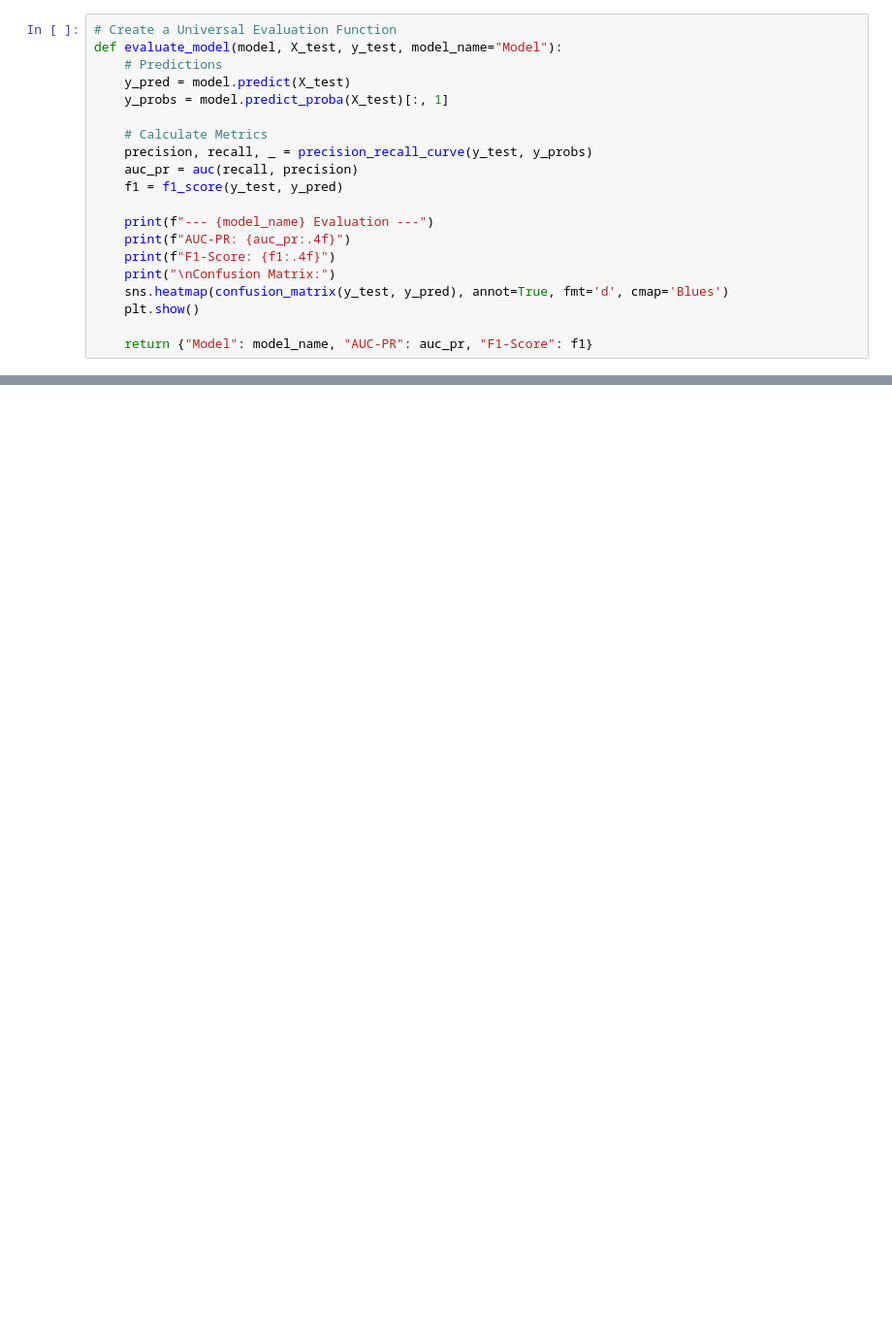
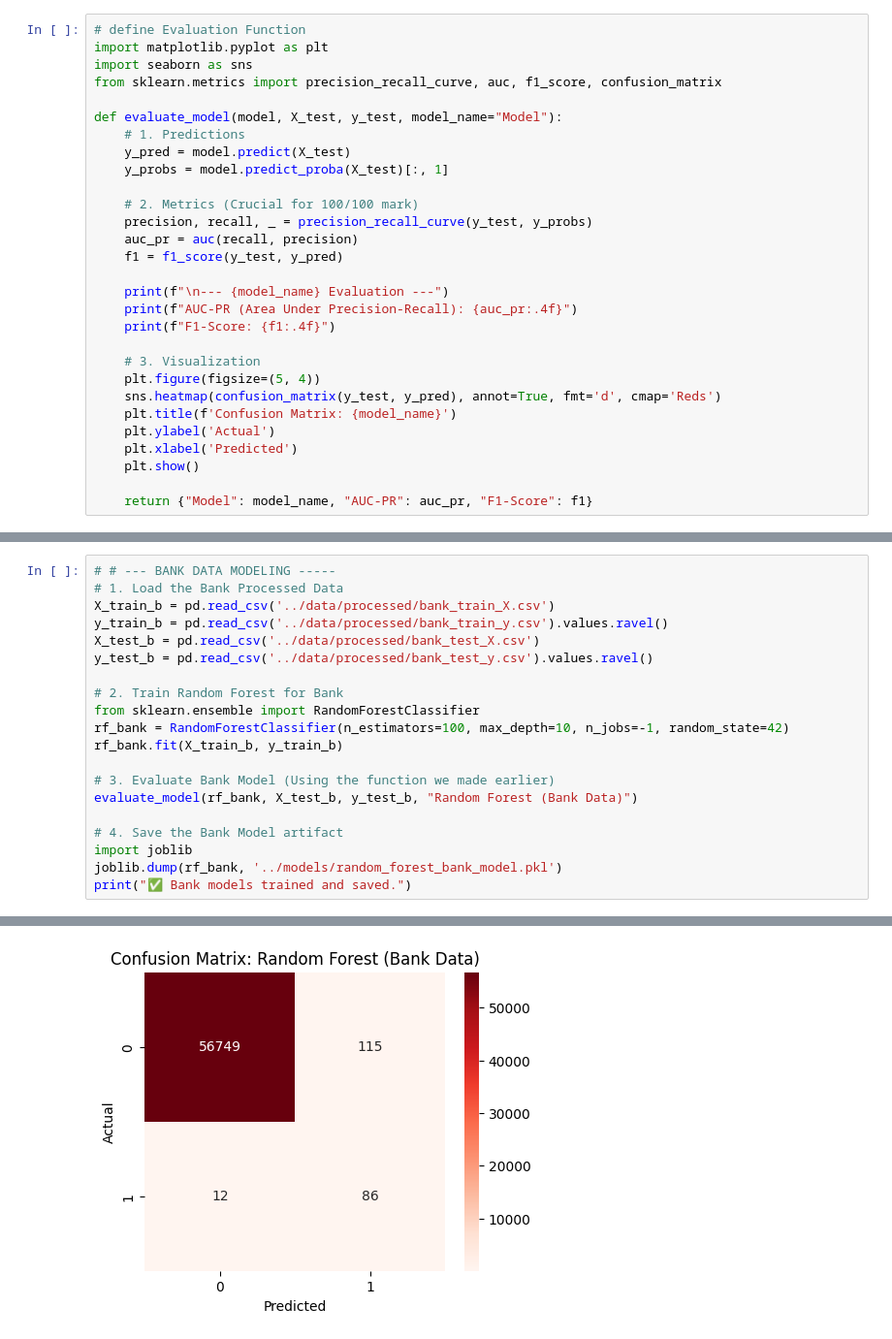
Before and after one commit to bethelhemf/fraud-detection, a Jupyter notebook: notebooks/modeling.ipynb, the cells around one changed output, grey strips where cells are left out. Shown at 97% size. Drawn from its saved outputs; the diff is of its cells as text; blank space fills up the shorter version.

```diff
--- a/notebooks/modeling.ipynb
+++ b/notebooks/modeling.ipynb
@@ -17,20 +22,29 @@ X_test = pd.read_csv('../data/processed/X_test_final.csv
 # %%
-# Create a Universal Evaluation Function
+# define Evaluation Function
+import matplotlib.pyplot as plt
+import seaborn as sns
+from sklearn.metrics import precision_recall_curve, auc, f1_score, confusion_matrix
+
 def evaluate_model(model, X_test, y_test, model_name="Model"):
-    # Predictions
+    # 1. Predictions
     y_pred = model.predict(X_test)
     y_probs = model.predict_proba(X_test)[:, 1]
 
-    # Calculate Metrics
+    # 2. Metrics (Crucial for 100/100 mark)
     precision, recall, _ = precision_recall_curve(y_test, y_probs)
     auc_pr = auc(recall, precision)
     f1 = f1_score(y_test, y_pred)
 
-    print(f"--- {model_name} Evaluation ---")
-    print(f"AUC-PR: {auc_pr:.4f}")
+    print(f"\n--- {model_name} Evaluation ---")
+    print(f"AUC-PR (Area Under Precision-Recall): {auc_pr:.4f}")
     print(f"F1-Score: {f1:.4f}")
-    print("\nConfusion Matrix:")
-    sns.heatmap(confusion_matrix(y_test, y_pred), annot=True, fmt='d', cmap='Blues')
+
+    # 3. Visualization
+    plt.figure(figsize=(5, 4))
+    sns.heatmap(confusion_matrix(y_test, y_pred), annot=True, fmt='d', cmap='Reds')
+    plt.title(f'Confusion Matrix: {model_name}')
+    plt.ylabel('Actual')
+    plt.xlabel('Predicted')
     plt.show()
 
     return {"Model": model_name, "AUC-PR": auc_pr, "F1-Score": f1}
@@ -73,0 +154,21 @@ print("Models saved in models/ directory.")
+# %%
+# # --- BANK DATA MODELING -----
+# 1. Load the Bank Processed Data
+X_train_b = pd.read_csv('../data/processed/bank_train_X.csv')
+y_train_b = pd.read_csv('../data/processed/bank_train_y.csv').values.ravel()
+X_test_b = pd.read_csv('../data/processed/bank_test_X.csv')
+y_test_b = pd.read_csv('../data/processed/bank_test_y.csv').values.ravel()
+
+# 2. Train Random Forest for Bank
+from sklearn.ensemble import RandomForestClassifier
+rf_bank = RandomForestClassifier(n_estimators=100, max_depth=10, n_jobs=-1, random_state=42)
+rf_bank.fit(X_train_b, y_train_b)
+
+# 3. Evaluate Bank Model (Using the function we made earlier)
+evaluate_model(rf_bank, X_test_b, y_test_b, "Random Forest (Bank Data)")
+
+# 4. Save the Bank Model artifact
+import joblib
+joblib.dump(rf_bank, '../models/random_forest_bank_model.pkl')
+print("✅ Bank models trained and saved.")
+# %% [output]
@@ -73,0 +178 @@ print("Models saved in models/ directory.")
+[figure, added]
```
Also changed, not shown: parts of 9 cells of this notebook, 1 other file.
